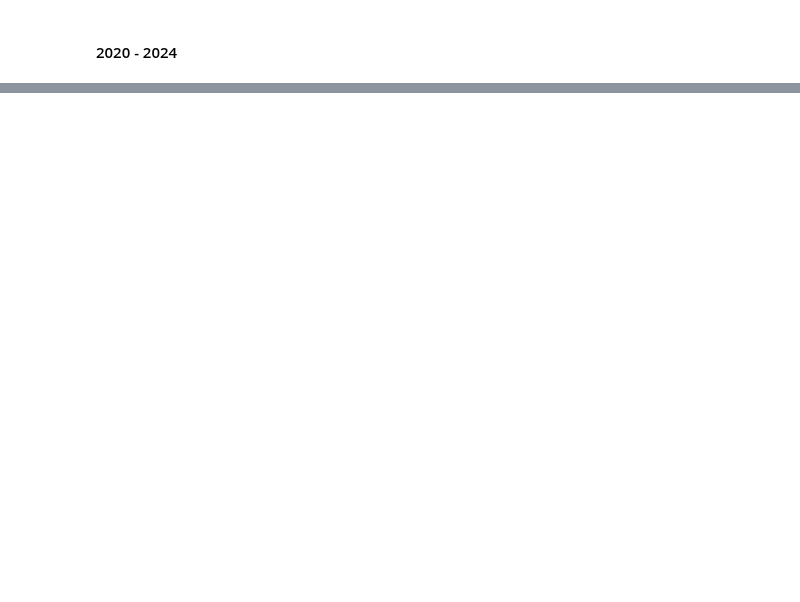
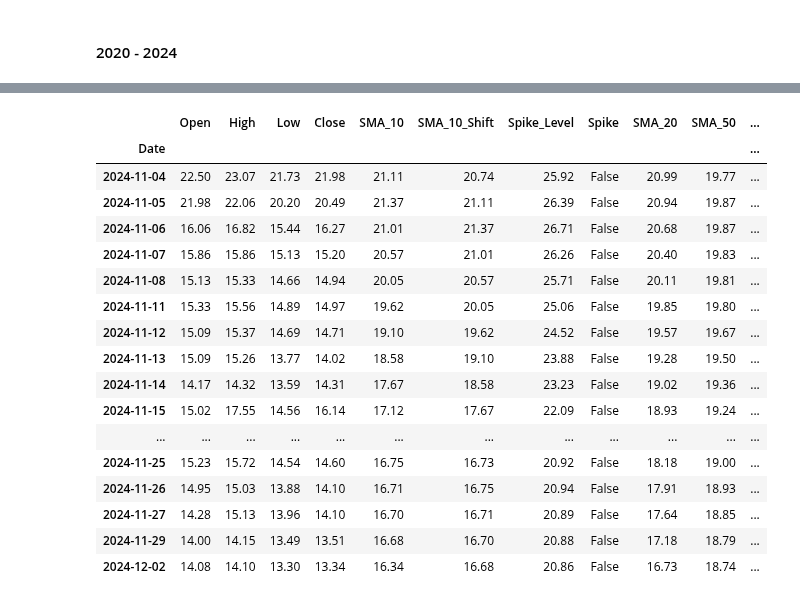
Before and after one commit to jaredszajkowski/jaredszajkowski.github.io, a Jupyter notebook: content/post/investigating-a-vix-trading-signal/Investigating_Vix_Levels_And_Returns.ipynb, the cells around one changed output, grey strips where cells are left out. Drawn from its saved outputs; the diff is of its cells as text; code cells hidden in the pictures; blank space fills up the shorter version.

```diff
--- a/content/post/investigating-a-vix-trading-signal/Investigating_Vix_Levels_And_Returns.ipynb
+++ b/content/post/investigating-a-vix-trading-signal/Investigating_Vix_Levels_And_Returns.ipynb
@@ -538,0 +599,21 @@ vix_plot('2020', '2024')
+# %%
+vix.tail(20)
+# %% [output]
+|  | Open | High | Low | Close | SMA_10 | SMA_10_Shift | Spike_Level | Spike | SMA_20 | SMA_50 | ... |
+| Date |  |  |  |  |  |  |  |  |  |  | ... |
+| 2024-11-04 | 22.50 | 23.07 | 21.73 | 21.98 | 21.11 | 20.74 | 25.92 | False | 20.99 | 19.77 | ... |
+| 2024-11-05 | 21.98 | 22.06 | 20.20 | 20.49 | 21.37 | 21.11 | 26.39 | False | 20.94 | 19.87 | ... |
+| 2024-11-06 | 16.06 | 16.82 | 15.44 | 16.27 | 21.01 | 21.37 | 26.71 | False | 20.68 | 19.87 | ... |
+| 2024-11-07 | 15.86 | 15.86 | 15.13 | 15.20 | 20.57 | 21.01 | 26.26 | False | 20.40 | 19.83 | ... |
+| 2024-11-08 | 15.13 | 15.33 | 14.66 | 14.94 | 20.05 | 20.57 | 25.71 | False | 20.11 | 19.81 | ... |
+| 2024-11-11 | 15.33 | 15.56 | 14.89 | 14.97 | 19.62 | 20.05 | 25.06 | False | 19.85 | 19.80 | ... |
+| 2024-11-12 | 15.09 | 15.37 | 14.69 | 14.71 | 19.10 | 19.62 | 24.52 | False | 19.57 | 19.67 | ... |
+| 2024-11-13 | 15.09 | 15.26 | 13.77 | 14.02 | 18.58 | 19.10 | 23.88 | False | 19.28 | 19.50 | ... |
+| 2024-11-14 | 14.17 | 14.32 | 13.59 | 14.31 | 17.67 | 18.58 | 23.23 | False | 19.02 | 19.36 | ... |
+| 2024-11-15 | 15.02 | 17.55 | 14.56 | 16.14 | 17.12 | 17.67 | 22.09 | False | 18.93 | 19.24 | ... |
+| ... | ... | ... | ... | ... | ... | ... | ... | ... | ... | ... | ... |
+| 2024-11-25 | 15.23 | 15.72 | 14.54 | 14.60 | 16.75 | 16.73 | 20.92 | False | 18.18 | 19.00 | ... |
+| 2024-11-26 | 14.95 | 15.03 | 13.88 | 14.10 | 16.71 | 16.75 | 20.94 | False | 17.91 | 18.93 | ... |
+| 2024-11-27 | 14.28 | 15.13 | 13.96 | 14.10 | 16.70 | 16.71 | 20.89 | False | 17.64 | 18.85 | ... |
+| 2024-11-29 | 14.00 | 14.15 | 13.49 | 13.51 | 16.68 | 16.70 | 20.88 | False | 17.18 | 18.79 | ... |
+| 2024-12-02 | 14.08 | 14.10 | 13.30 | 13.34 | 16.34 | 16.68 | 20.86 | False | 16.73 | 18.74 | ... |
```
Also changed, not shown: parts of 11 cells of this notebook, 4 other files.
